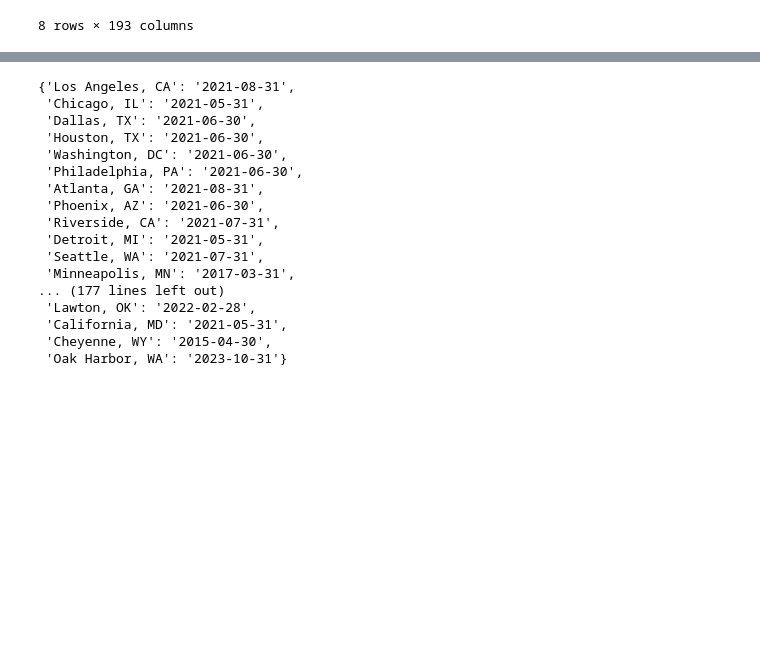
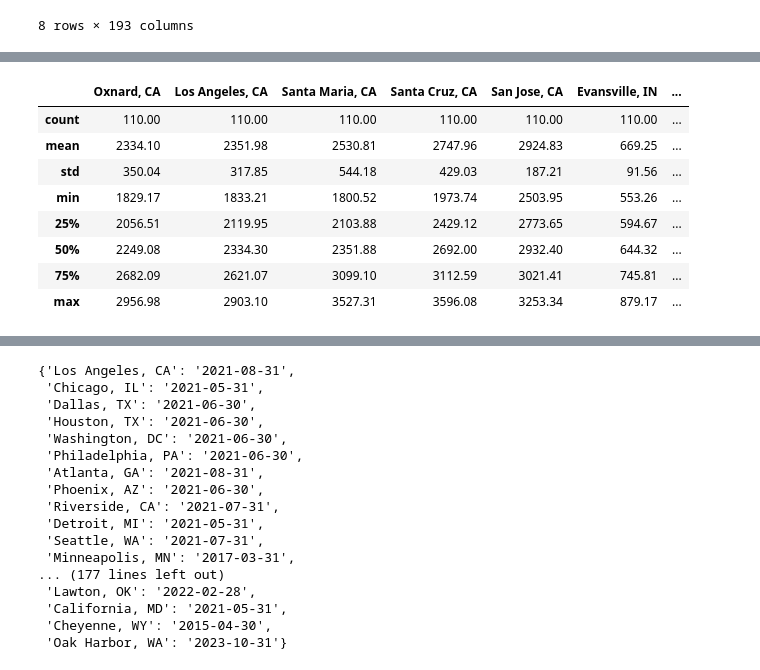
Before and after one commit to brittnwatts/housing-market-project, a Jupyter notebook: Code/rc_analysis.ipynb, the cells around one changed output, grey strips where cells are left out. Cells and saved outputs as stored; diff of their text form; code cells hidden in the pictures; blank space fills up the shorter version.

```diff
--- a/Code/rc_analysis.ipynb
+++ b/Code/rc_analysis.ipynb
@@ -86,3 +87,18 @@ rent_cost_stats
 | 75% | 2621.065890 | 1718.650577 | 1618.585861 | 1521.917541 | 2056.065543 | 1634.100877 | 1784.838360 | ... |
 | max | 2903.100905 | 1991.389194 | 1780.568827 | 1657.738633 | 2272.513905 | 1811.343311 | 1929.490818 | ... |
 8 rows × 193 columns
+# %%
+# view the statistics for 5 cities with the highest and lowest mean values
+
+# finding all the mean values and their indexes(city name)
+rc_mean_values = rent_cost_stats.loc['mean']
+
+# sorting these values ascending
+sorted_means = rc_mean_values.sort_values()
+print(sorted_means.tail(5))
+# Get the top 5 and bottom 5 cities based on mean values
+top_5_cities = sorted_means.tail(5).index
+bottom_5_cities = sorted_means.head(5).index
+
+# print the cities into lists
+print(top_5_cities,bottom_5_cities)
@@ -89,3 +117,21 @@ rent_cost_stats
+# %%
+# Pulling the summary statistics for rent costs for the top 10 cities and lowest 10 cities
+pd.options.display.float_format = '{:.2f}'.format
+
+top_5_stats = rent_cost_stats.loc[:, top_5_cities]
+bottom_5_stats = rent_cost_stats.loc[:, bottom_5_cities]
+rc_stats_head_tail = pd.concat([top_5_stats, bottom_5_stats], axis=1)
+rc_stats_head_tail
+# %% [output]
+|  | Oxnard, CA | Los Angeles, CA | Santa Maria, CA | Santa Cruz, CA | San Jose, CA | Evansville, IN | ... |
+| count | 110.00 | 110.00 | 110.00 | 110.00 | 110.00 | 110.00 | ... |
+| mean | 2334.10 | 2351.98 | 2530.81 | 2747.96 | 2924.83 | 669.25 | ... |
+| std | 350.04 | 317.85 | 544.18 | 429.03 | 187.21 | 91.56 | ... |
+| min | 1829.17 | 1833.21 | 1800.52 | 1973.74 | 2503.95 | 553.26 | ... |
+| 25% | 2056.51 | 2119.95 | 2103.88 | 2429.12 | 2773.65 | 594.67 | ... |
+| 50% | 2249.08 | 2334.30 | 2351.88 | 2692.00 | 2932.40 | 644.32 | ... |
+| 75% | 2682.09 | 2621.07 | 3099.10 | 3112.59 | 3021.41 | 745.81 | ... |
+| max | 2956.98 | 2903.10 | 3527.31 | 3596.08 | 3253.34 | 879.17 | ... |
 # %%
 # Exporting to rent cost summary table to csv
 rent_cost_stats.to_csv('../Output/rc_stats.csv', index=False)
```
Also changed, not shown: parts of 5 cells of this notebook, 2 other files.
